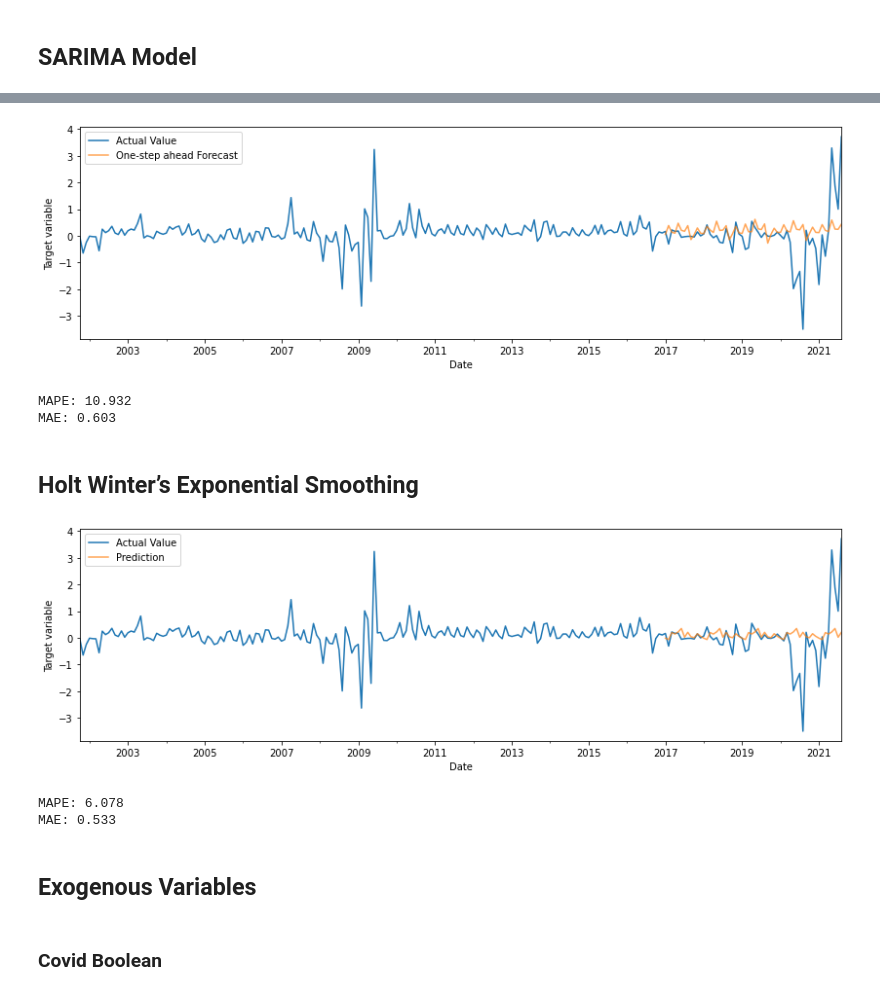
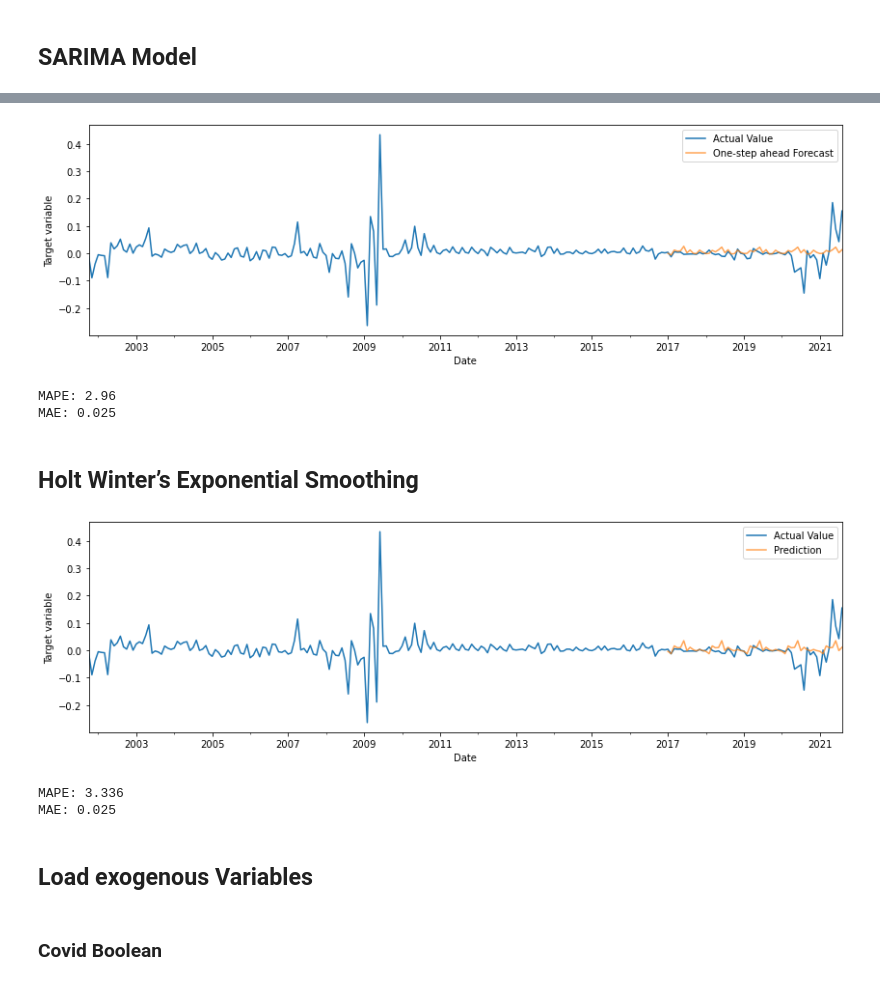
Before and after one commit to michelleazee/KPMG_forecasting_model, a Jupyter notebook: script/Sector_Models/Consumer_Discretionary.ipynb, the cells around one changed output, grey strips where cells are left out. Saved outputs shown, nothing was run; the diff lists cells and outputs as text; code cells hidden in the pictures.

```diff
--- a/script/Sector_Models/Consumer_Discretionary.ipynb
+++ b/script/Sector_Models/Consumer_Discretionary.ipynb
@@ -200,0 +210,3 @@ plt.plot(joined.target)
+# %%
+target = joined['target'].to_frame()
+target.head()
@@ -217,9 +237,9 @@ plt.show()
 # train test split
 split_date = pd.Timestamp('2017-01-01')
 
-train = joined.loc[:split_date]
+train = target.loc[:split_date]
 y_train = train['target']
 
-test =  joined.loc[split_date:]
+test =  target.loc[split_date:]
 y_test = test['target']
 # %%
@@ -246,9 +264,8 @@ Covariance Type:                              opg
 Warnings:
 [1] Covariance matrix calculated using the outer product of gradients (complex-step).
 # %%
-model = SARIMAX(y_train,
-                order = (1,0,0),
-                seasonal_order = (2,1,0,12),
-                trend = 'c'
+sarimax_model = SARIMAX(y_train,
+                order = (3,0,1),
+                seasonal_order = (2,1,1,12)
                 # , exog = x_train
                 )
@@ -260,0 +272,3 @@ mod_fitted.plot_diagnostics()
+# %%
+sarimax_mod_fit = sarimax_model.fit()
+sarimax_mod_fit.plot_diagnostics()
@@ -261,26 +278,22 @@ mod_fitted.plot_diagnostics()
 # %%
-pred = mod_fitted.get_prediction(start = y_test.index[0], end = y_test.index[-1],
-                                 #exog = x_test.iloc[:-1,:], dynamic=False
-                                )
-ts_pred = pred.predicted_mean
-pred_ci = pred.conf_int()
-ax = joined.target['2001-10-01':].plot(label='Actual Value')
-ts_pred.plot(ax=ax, label='One-step ahead Forecast', alpha=.7, figsize=(14, 4))
-# ax.fill_between(pred_ci.index,
-#                 pred_ci.iloc[:, 0],
-#                 pred_ci.iloc[:, 1], color='k', alpha=.2)
+sarimax_pred = sarimax_mod_fit.get_prediction(start = y_test.index[0], end = y_test.index[-1])
+
+sar_pred = sarimax_pred.predicted_mean
+sar_pred_ci = sarimax_pred.conf_int()
+ax = target.target['2001-10-01':].plot(label='Actual Value')
+sar_pred.plot(ax=ax, label='One-step ahead Forecast', alpha=.7, figsize=(14, 4))
 ax.set_xlabel('Date')
 ax.set_ylabel('Target variable')
 plt.legend()
 plt.show()
 # %% [output]
-[figure, old version]
+[figure, new version]
 # %%
-print("MAPE:", round(mape(y_test, ts_pred), 3))
-print("MAE:", round(mae(y_test, ts_pred), 3))
+print("MAPE:", round(mape(y_test, sar_pred), 3))
+print("MAE:", round(mae(y_test, sar_pred), 3))
 # %% [output]
-MAPE: 10.932
-MAE: 0.603
+MAPE: 2.96
+MAE: 0.025
 # %% [markdown]
 ## Holt Winter’s Exponential Smoothing
 # %%
@@ -295,18 +308,19 @@ hwes_prd = model_fit.predict(start = y_test.index[0], end = y_test.index[-1])
 # %%
-ax = joined.target['2001-10-01':].plot(label='Actual Value')
-hwes_prd.plot(ax=ax, label='Prediction', alpha=.7, figsize=(14, 4))
+# plot
+ax = target.target['2001-10-01':].plot(label='Actual Value')
+hwes_pred.plot(ax=ax, label='Prediction', alpha=.7, figsize=(14, 4))
 
 ax.set_xlabel('Date')
 ax.set_ylabel('Target variable')
 plt.legend()
 plt.show()
 # %% [output]
-[figure, old version]
+[figure, new version]
 # %%
-print("MAPE:", round(mape(y_test, hwes_prd), 3))
-print("MAE:", round(mae(y_test, hwes_prd), 3))
+print("MAPE:", round(mape(y_test, hwes_pred), 3))
+print("MAE:", round(mae(y_test, hwes_pred), 3))
 # %% [output]
-MAPE: 6.078
-MAE: 0.533
+MAPE: 3.336
+MAE: 0.025
 # %% [markdown]
-## Exogenous Variables
+## Load exogenous Variables
```
Also changed, not shown: parts of 42 cells of this notebook.
